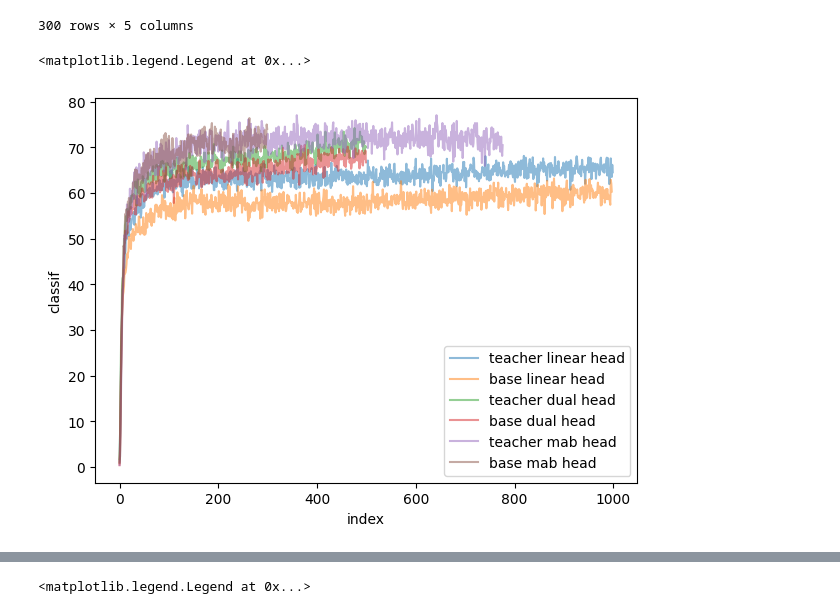
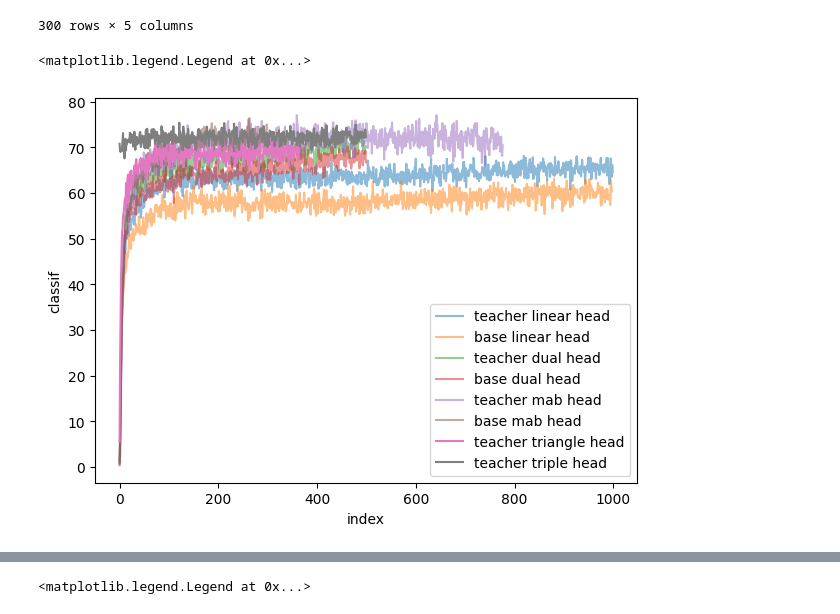
Before and after one commit to gdbmanu/S3C, a Jupyter notebook: notebooks/03_results_analysis.ipynb, the cells around one changed output, grey strips where cells are left out. Cells and saved outputs as stored; diff of their text form; code cells hidden in the pictures.

```diff
--- a/notebooks/03_results_analysis.ipynb
+++ b/notebooks/03_results_analysis.ipynb
@@ -23,6 +23,18 @@ epoch_teacher_dual_head = 10
 teacher_mab_head_dir = "../checkpoints/checkpoints_260427_EMA_Xattn_MAB"
 epoch_teacher_mab_head = 8
 
+teacher_mab_z_head_dir = "../checkpoints/checkpoints_260427_EMA_Xattn_MAB_semi_z"
+epoch_teacher_mab_z_head = 10
+
+teacher_triangle_head_dir = "../checkpoints/checkpoints_260427_EMA_Xattn_triangle"
+epoch_teacher_triangle_head = 8
+
+teacher_triple_head_dir = "../checkpoints/checkpoints_260427_EMA_Xattn_triple"
+epoch_teacher_triple_head = 10
+
+teacher_triple_z_head_dir = "../checkpoints/checkpoints_260427_EMA_Xattn_triple_z"
+epoch_teacher_triple_z_head = 91
+
 base_linear_head_dir = "../checkpoints/checkpoints_260427_base_linear_head"
 epoch_base_linear_head = 20
 
@@ -108,3 +120,13 @@ Clés de l'historique : ['epoch', 'batch', 'loss', 'classif']
 | 498 | 498 | 10 | 4900 | 0.680711 | 70.312500 |
 | 499 | 499 | 10 | 5000 | 0.697908 | 70.000000 |
 500 rows × 5 columns
+# %%
+checkpoint_path = os.path.join(teacher_triangle_head_dir, f"checkpoint_epoch{epoch_teacher_triangle_head}.pt")  # exemple
+checkpoint = torch.load(checkpoint_path, map_location="cpu")
+# Vérifie les clés disponibles
+print("Clés du checkpoint :", list(checkpoint.keys()))
+print("Clés de l'historique :", list(checkpoint['history'].keys()))
+
+teacher_triangle_head_df = pd.DataFrame(checkpoint['history'])
+teacher_triangle_head_df = teacher_triangle_head_df.reset_index()
+teacher_triangle_head_df
@@ -110,0 +149,10 @@ Clés de l'historique : ['epoch', 'batch', 'loss', 'classif']
+# %%
+checkpoint_path = os.path.join(teacher_triple_head_dir, f"checkpoint_epoch{epoch_teacher_triple_head}.pt")  # exemple
+checkpoint = torch.load(checkpoint_path, map_location="cpu")
+# Vérifie les clés disponibles
+print("Clés du checkpoint :", list(checkpoint.keys()))
+print("Clés de l'historique :", list(checkpoint['history'].keys()))
+
+teacher_triple_head_df = pd.DataFrame(checkpoint['history'])
+teacher_triple_head_df = teacher_triple_head_df.reset_index()
+teacher_triple_head_df
@@ -213,13 +329,17 @@ Clés de l'historique : ['epoch', 'batch', 'loss', 'classif']
 # %%
 plt.figure(figsize=(7,5))
 sns.lineplot(teacher_linear_head_df, x='index', y='classif', label='teacher linear head', alpha = .5)
 sns.lineplot(base_linear_head_df, x='index', y='classif', label='base linear head', alpha = .5)
 sns.lineplot(teacher_dual_head_df, x='index', y='classif', label='teacher dual head', alpha = .5)
 sns.lineplot(base_dual_head_df, x='index', y='classif', label='base dual head', alpha = .5)
 sns.lineplot(teacher_mab_head_df, x='index', y='classif', label='teacher mab head', alpha = .5)
 sns.lineplot(base_mab_head_df, x='index', y='classif', label='base mab head', alpha = .5)
 
+sns.lineplot(teacher_triangle_head_df, x='index', y='classif', label='teacher triangle head', alpha = 1)
+sns.lineplot(teacher_triple_head_df, x='index', y='classif', label='teacher triple head', alpha = 1)
+
+
 plt.legend()
 # %% [output]
 <matplotlib.legend.Legend at 0x...>
-[figure, old version]
+[figure, new version]
```
Also changed, not shown: parts of 10 cells of this notebook, 1 other file.
